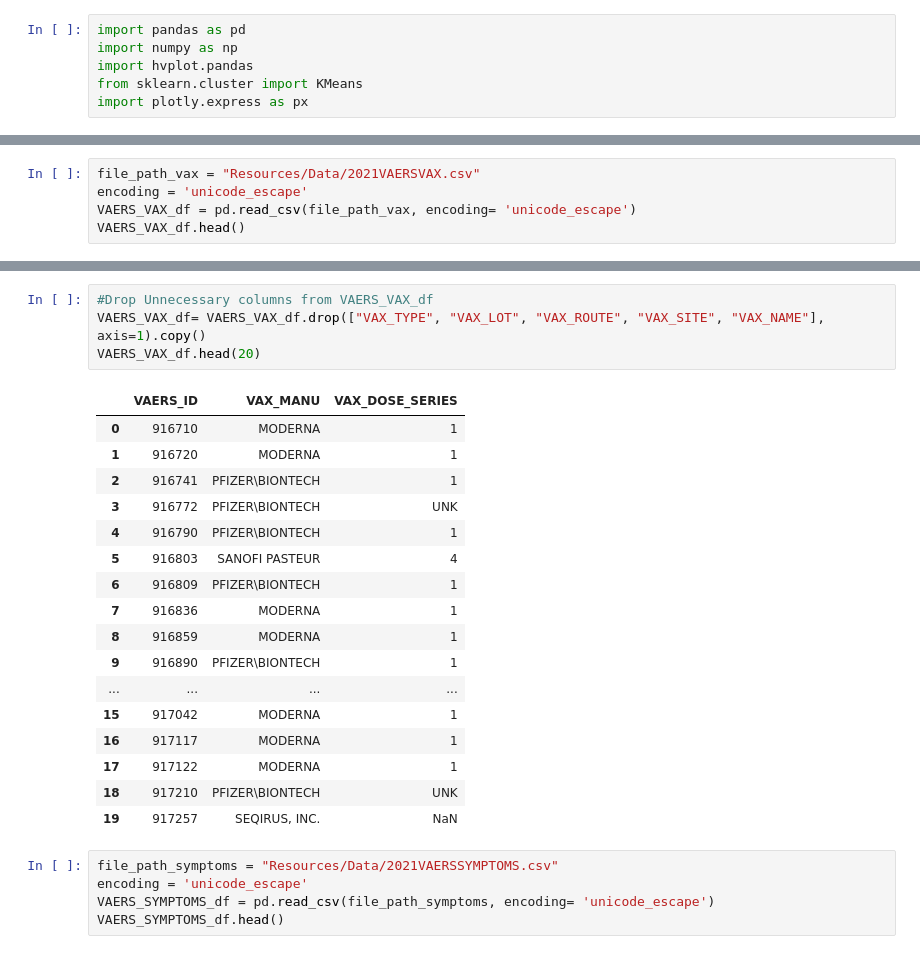
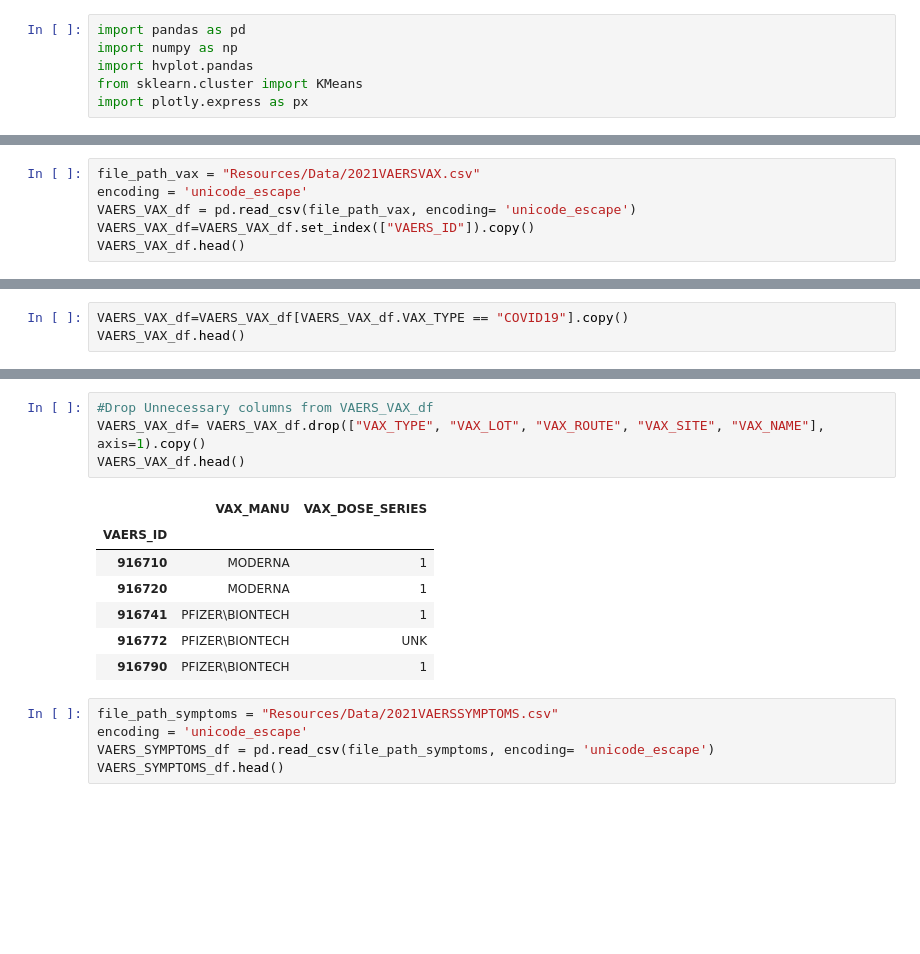
Before and after one commit to zoomdmartin02/Covid_Vaccine_Analysis, a Jupyter notebook: Model_team11.ipynb, the cells around one changed output, grey strips where cells are left out. Cells and saved outputs as stored; diff of their text form; blank space fills up the shorter version.

```diff
--- a/Model_team11.ipynb
+++ b/Model_team11.ipynb
@@ -21,5 +23,6 @@ VAERS_DATA_df.head()
 file_path_vax = "Resources/Data/2021VAERSVAX.csv"
 encoding = 'unicode_escape'
 VAERS_VAX_df = pd.read_csv(file_path_vax, encoding= 'unicode_escape')
+VAERS_VAX_df=VAERS_VAX_df.set_index(["VAERS_ID"]).copy()
 VAERS_VAX_df.head()
 # %% [output]
@@ -31,0 +36,3 @@ VAERS_VAX_df.head()
+# %%
+VAERS_VAX_df=VAERS_VAX_df[VAERS_VAX_df.VAX_TYPE == "COVID19"].copy()
+VAERS_VAX_df.head()
@@ -32,25 +47,15 @@ VAERS_VAX_df.head()
 # %%
 #Drop Unnecessary columns from VAERS_VAX_df
 VAERS_VAX_df= VAERS_VAX_df.drop(["VAX_TYPE", "VAX_LOT", "VAX_ROUTE", "VAX_SITE", "VAX_NAME"], axis=1).copy()
-VAERS_VAX_df.head(20)
+VAERS_VAX_df.head()
 # %% [output]
-|  | VAERS_ID | VAX_MANU | VAX_DOSE_SERIES |
-| 0 | 916710 | MODERNA | 1 |
-| 1 | 916720 | MODERNA | 1 |
-| 2 | 916741 | PFIZER\BIONTECH | 1 |
-| 3 | 916772 | PFIZER\BIONTECH | UNK |
-| 4 | 916790 | PFIZER\BIONTECH | 1 |
-| 5 | 916803 | SANOFI PASTEUR | 4 |
-| 6 | 916809 | PFIZER\BIONTECH | 1 |
-| 7 | 916836 | MODERNA | 1 |
-| 8 | 916859 | MODERNA | 1 |
-| 9 | 916890 | PFIZER\BIONTECH | 1 |
-| ... | ... | ... | ... |
-| 15 | 917042 | MODERNA | 1 |
-| 16 | 917117 | MODERNA | 1 |
-| 17 | 917122 | MODERNA | 1 |
-| 18 | 917210 | PFIZER\BIONTECH | UNK |
-| 19 | 917257 | SEQIRUS, INC. | NaN |
+|  | VAX_MANU | VAX_DOSE_SERIES |
+| VAERS_ID |  |  |
+| 916710 | MODERNA | 1 |
+| 916720 | MODERNA | 1 |
+| 916741 | PFIZER\BIONTECH | 1 |
+| 916772 | PFIZER\BIONTECH | UNK |
+| 916790 | PFIZER\BIONTECH | 1 |
 # %%
 file_path_symptoms = "Resources/Data/2021VAERSSYMPTOMS.csv"
 encoding = 'unicode_escape'
```
Also changed, not shown: parts of 28 cells of this notebook.
